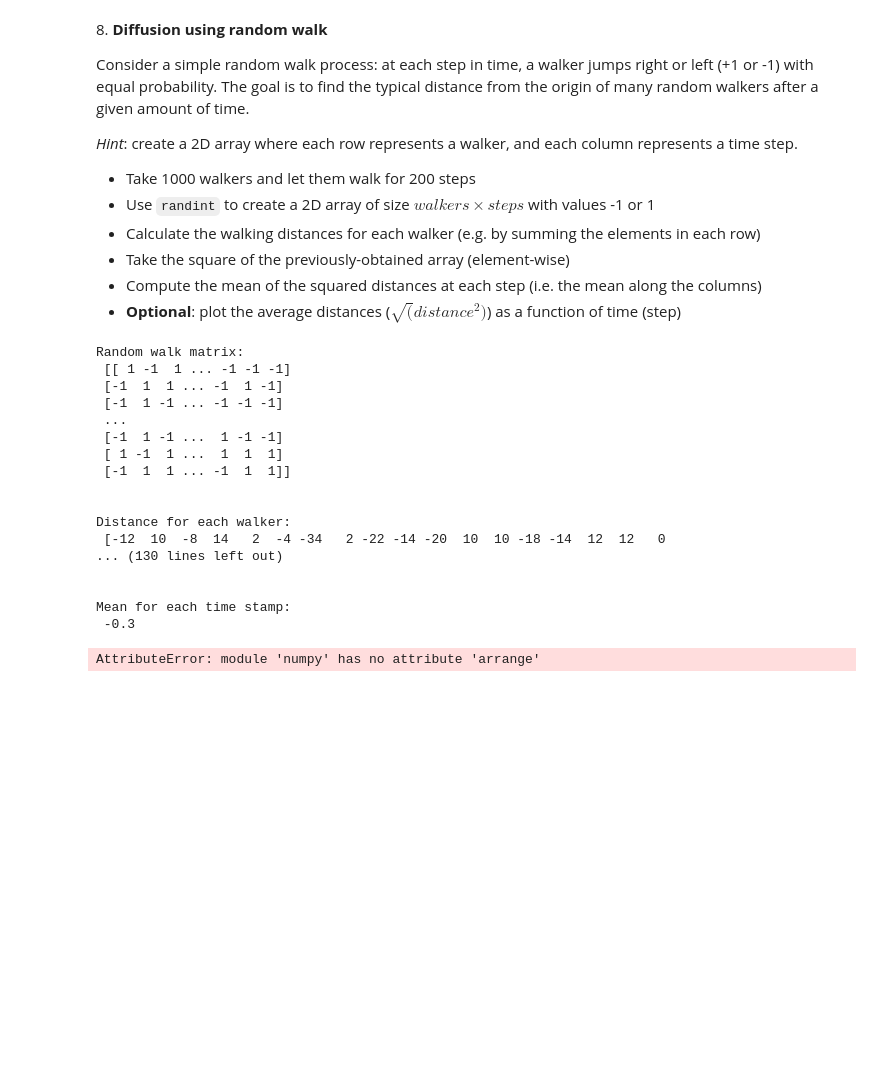
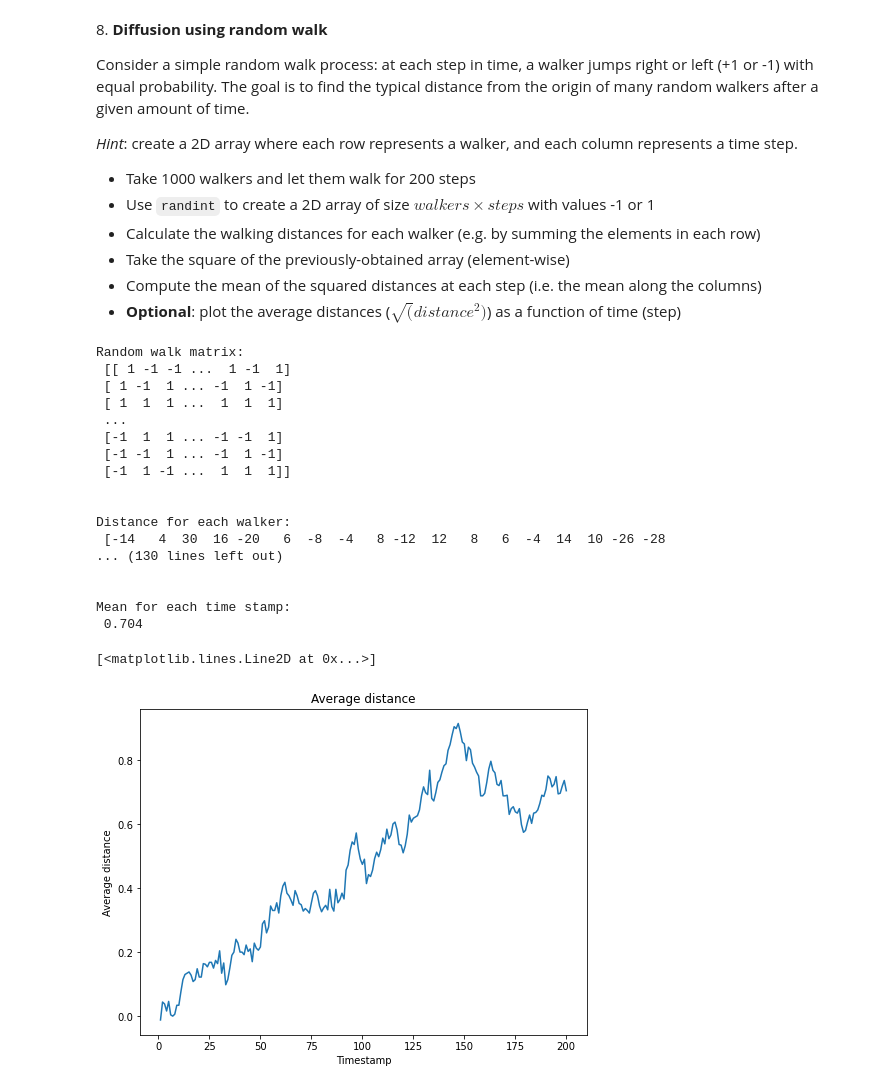
Before and after one commit to zucchett/ScientificComputingWithPython2022, a Jupyter notebook: Homeworks/lab4/04ex_numpy.ipynb, the cells around one changed output. Saved outputs shown, nothing was run; the diff lists cells and outputs as text; code cells hidden in the pictures; blank space fills up the shorter version.

```diff
--- a/Homeworks/lab4/04ex_numpy.ipynb
+++ b/Homeworks/lab4/04ex_numpy.ipynb
@@ -398,31 +403,48 @@ Consider a simple random walk process: at each step in time, a walker jumps righ
 # %%
 random_walk = np.random.choice(np.array([1,-1]),(1000,200)) #np.random.randint(-1,2,(1000,200)) includes also the 0
 print("Random walk matrix:\n",random_walk)
 
 distances = random_walk.sum(axis = 1)
 print("\n\nDistance for each walker:\n",distances)
 
 d_square = np.square(distances)
 print("\n\nSquare distance for each walker:\n",d_square)
 
 mean_steps = distances.mean(axis = 0)
 print("\n\nMean for each time stamp:\n", mean_steps)
+
+time = np.arange(1,201) #generation of a vector of 200 timestamp
+
+mean_distance = random_walk.copy()
+
+for i in range(1,200): #compute distance of each walker from the origin
+    mean_distance[:,i] += mean_distance[:,i-1]
+
+mean_distance = mean_distance.mean(axis=0) #mean distance for each step
+
+#plot
+plt.figure(figsize=(8, 6))
+plt.title("Average distance")
+plt.xlabel("Timestamp")
+plt.ylabel("Average distance")
+plt.plot(time, mean_distance)
 # %% [output]
 Random walk matrix:
- [[ 1 -1  1 ... -1 -1 -1]
- [-1  1  1 ... -1  1 -1]
- [-1  1 -1 ... -1 -1 -1]
+ [[ 1 -1 -1 ...  1 -1  1]
+ [ 1 -1  1 ... -1  1 -1]
+ [ 1  1  1 ...  1  1  1]
  ...
- [-1  1 -1 ...  1 -1 -1]
- [ 1 -1  1 ...  1  1  1]
- [-1  1  1 ... -1  1  1]]
+ [-1  1  1 ... -1 -1  1]
+ [-1 -1  1 ... -1  1 -1]
+ [-1  1 -1 ...  1  1  1]]
 
 
 Distance for each walker:
- [-12  10  -8  14   2  -4 -34   2 -22 -14 -20  10  10 -18 -14  12  12   0
+ [-14   4  30  16 -20   6  -8  -4   8 -12  12   8   6  -4  14  10 -26 -28
 ... (130 lines left out)
 
 
 Mean for each time stamp:
- -0.3
+ 0.704
-AttributeError: module 'numpy' has no attribute 'arrange'
+[<matplotlib.lines.Line2D at 0x...>]
+[figure, added]
```
Also changed, not shown: parts of 7 cells of this notebook.
